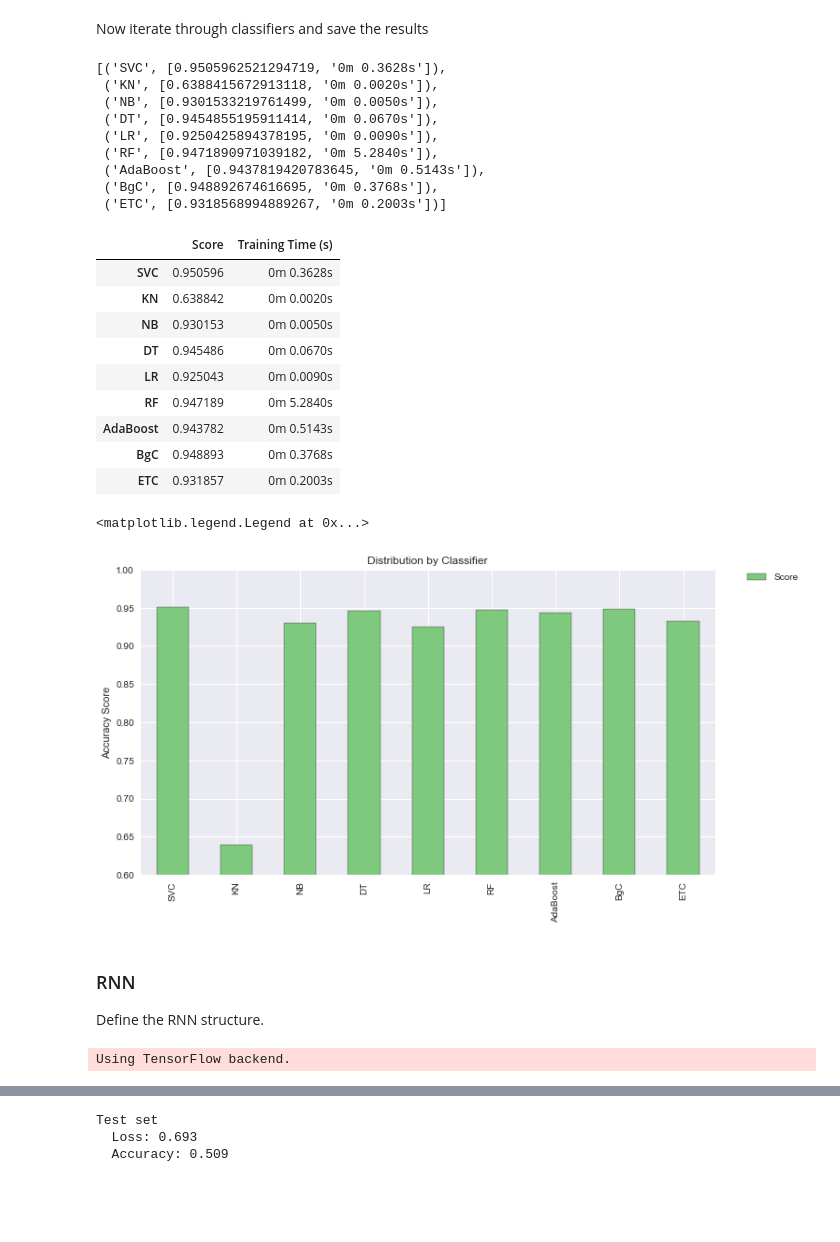
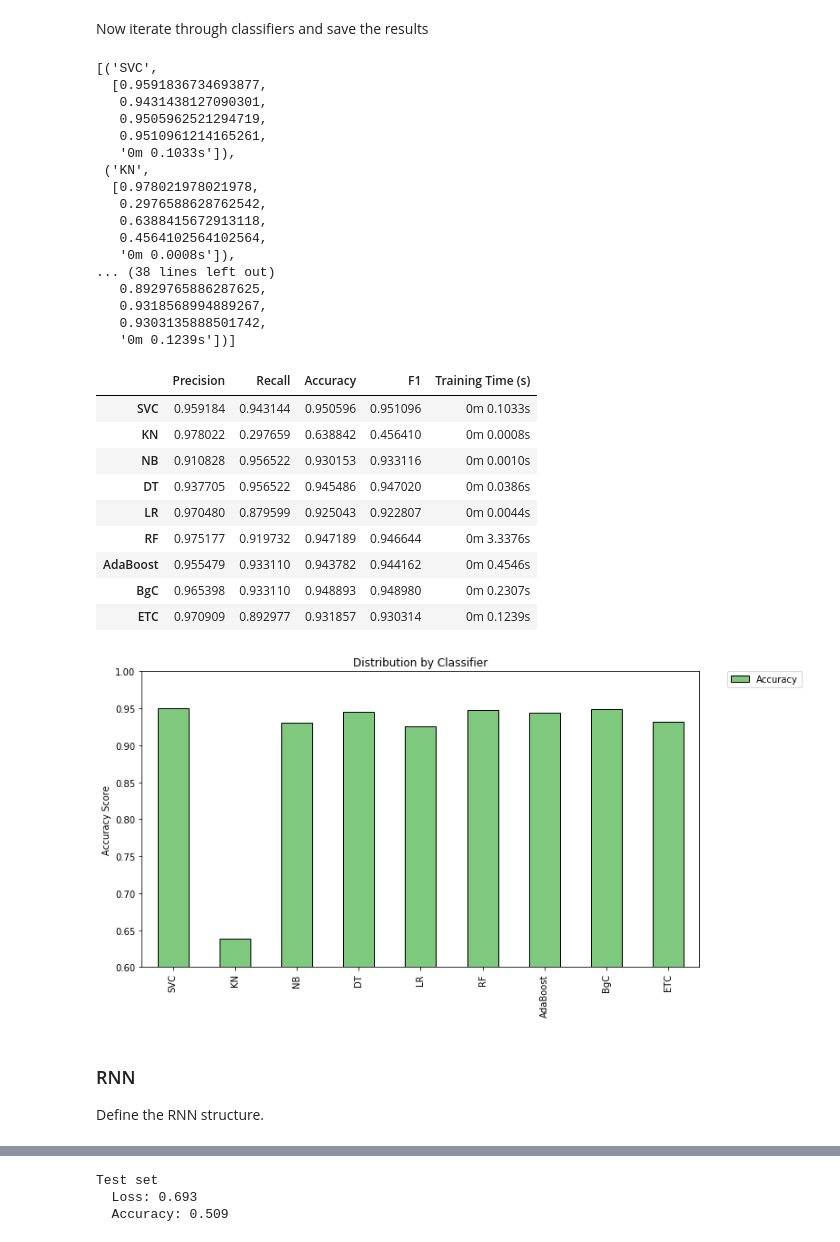
Before and after one commit to chenkangyang/spam-detection, a Jupyter notebook: notebook/youtube-spam-v1.ipynb, the cells around one changed output, grey strips where cells are left out. Cells and saved outputs as stored; diff of their text form; code cells hidden in the pictures; blank space fills up the shorter version.

```diff
--- a/notebook/youtube-spam-v1.ipynb
+++ b/notebook/youtube-spam-v1.ipynb
@@ -213,42 +215,51 @@ for k,v in clfs.items():
     time_elapsed = time.time() - since
 
     pred = predict_labels(v,features_test)
-    pred_scores.append((k, [accuracy_score(labels_test,pred), '{:.0f}m {:.4f}s'.format(time_elapsed // 60, time_elapsed % 60)]))
+    pred_scores.append((k, [precision_score(labels_test,pred), recall_score(labels_test,pred), accuracy_score(labels_test,pred), f1_score(labels_test,pred), '{:.0f}m {:.4f}s'.format(time_elapsed // 60, time_elapsed % 60)]))
 # %%
 pred_scores
 # %% [output]
-[('SVC', [0.9505962521294719, '0m 0.3628s']),
- ('KN', [0.6388415672913118, '0m 0.0020s']),
- ('NB', [0.9301533219761499, '0m 0.0050s']),
- ('DT', [0.9454855195911414, '0m 0.0670s']),
- ('LR', [0.9250425894378195, '0m 0.0090s']),
- ('RF', [0.9471890971039182, '0m 5.2840s']),
- ('AdaBoost', [0.9437819420783645, '0m 0.5143s']),
- ('BgC', [0.948892674616695, '0m 0.3768s']),
- ('ETC', [0.9318568994889267, '0m 0.2003s'])]
+[('SVC',
+  [0.9591836734693877,
+   0.9431438127090301,
+   0.9505962521294719,
+   0.9510961214165261,
+   '0m 0.1033s']),
+ ('KN',
+  [0.978021978021978,
+   0.2976588628762542,
+   0.6388415672913118,
+   0.4564102564102564,
+   '0m 0.0008s']),
+... (38 lines left out)
+   0.8929765886287625,
+   0.9318568994889267,
+   0.9303135888501742,
+   '0m 0.1239s'])]
 # %%
-df = pd.DataFrame.from_items(pred_scores,orient='index', columns=['Score', 'Training Time (s)'])
+df = pd.DataFrame.from_items(pred_scores,orient='index', columns=['Precision', 'Recall', 'Accuracy', 'F1', 'Training Time (s)'])
 df
 # %% [output]
-|  | Score | Training Time (s) |
-| SVC | 0.950596 | 0m 0.3628s |
-| KN | 0.638842 | 0m 0.0020s |
-| NB | 0.930153 | 0m 0.0050s |
-| DT | 0.945486 | 0m 0.0670s |
-| LR | 0.925043 | 0m 0.0090s |
-| RF | 0.947189 | 0m 5.2840s |
-| AdaBoost | 0.943782 | 0m 0.5143s |
-| BgC | 0.948893 | 0m 0.3768s |
-| ETC | 0.931857 | 0m 0.2003s |
+|  | Precision | Recall | Accuracy | F1 | Training Time (s) |
+| SVC | 0.959184 | 0.943144 | 0.950596 | 0.951096 | 0m 0.1033s |
+| KN | 0.978022 | 0.297659 | 0.638842 | 0.456410 | 0m 0.0008s |
+| NB | 0.910828 | 0.956522 | 0.930153 | 0.933116 | 0m 0.0010s |
+| DT | 0.937705 | 0.956522 | 0.945486 | 0.947020 | 0m 0.0386s |
+| LR | 0.970480 | 0.879599 | 0.925043 | 0.922807 | 0m 0.0044s |
+| RF | 0.975177 | 0.919732 | 0.947189 | 0.946644 | 0m 3.3376s |
+| AdaBoost | 0.955479 | 0.933110 | 0.943782 | 0.944162 | 0m 0.4546s |
+| BgC | 0.965398 | 0.933110 | 0.948893 | 0.948980 | 0m 0.2307s |
+| ETC | 0.970909 | 0.892977 | 0.931857 | 0.930314 | 0m 0.1239s |
 # %%
-df.plot(kind='bar', ylim=(0.6,1.0), figsize=(11,6), align='center', colormap="Accent")
+df.plot(kind='bar', y="Accuracy", ylim=(0.6,1.0), figsize=(11,6), align='center', colormap="Accent")
 plt.xticks(np.arange(9), df.index)
 plt.ylabel('Accuracy Score')
 plt.title('Distribution by Classifier')
 plt.legend(bbox_to_anchor=(1.05, 1), loc=2, borderaxespad=0.)
+plt.savefig("../img/ytb-acc-basemodel.eps")
+plt.show()
 # %% [output]
-<matplotlib.legend.Legend at 0x...>
-[figure, old version]
+[figure, new version]
 # %% [markdown]
 ### RNN
 Define the RNN structure.
@@ -260,5 +271,23 @@ from keras.preprocessing.text import Tokenizer
 from keras.preprocessing import sequence
 from keras.utils import to_categorical
 from keras.callbacks import EarlyStopping
+from keras.callbacks import Callback
+
+class Metrics(Callback):
+    def on_train_begin(self, logs={}):
+        self.val_f1s = []
+        self.val_recalls = []
+        self.val_precisions = []
+
+    def on_epoch_end(self, epoch, logs={}):
+        val_predict = (np.asarray(self.model.predict(
+            self.validation_data[0]))).round()
+        val_targ = self.validation_data[1]
+        _val_f1 = f1_score(val_targ, val_predict)
+        _val_recall = recall_score(val_targ, val_predict)
+        _val_precision = precision_score(val_targ, val_predict)
+        self.val_f1s.append(_val_f1)
+        self.val_recalls.append(_val_recall)
+        self.val_precisions.append(_val_precision)
+        return
+metrics = Metrics()
-# %% [output]
-Using TensorFlow backend.
```
Also changed, not shown: parts of 14 cells of this notebook, 9 other files.
